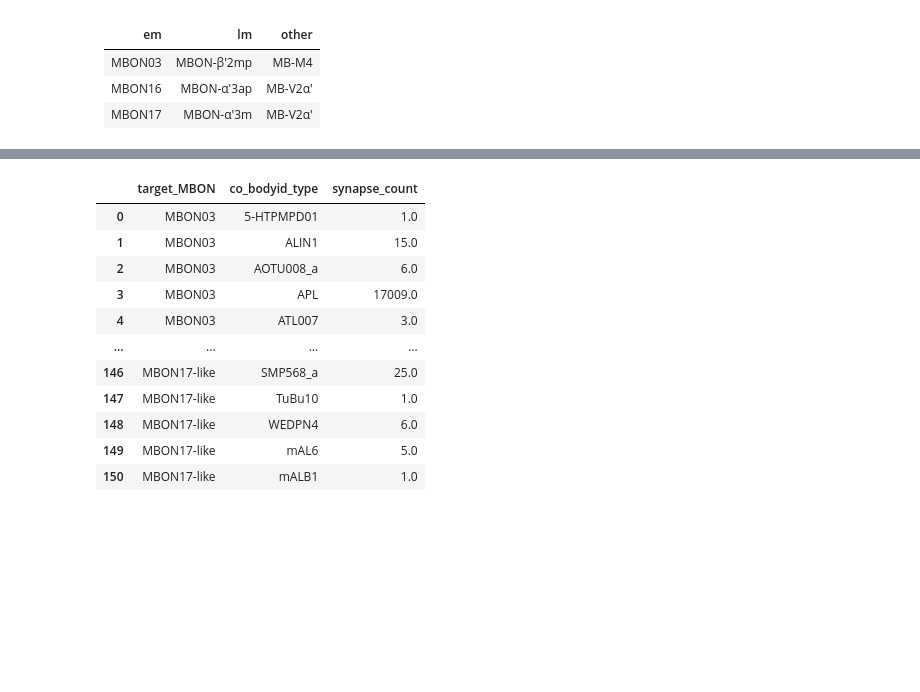
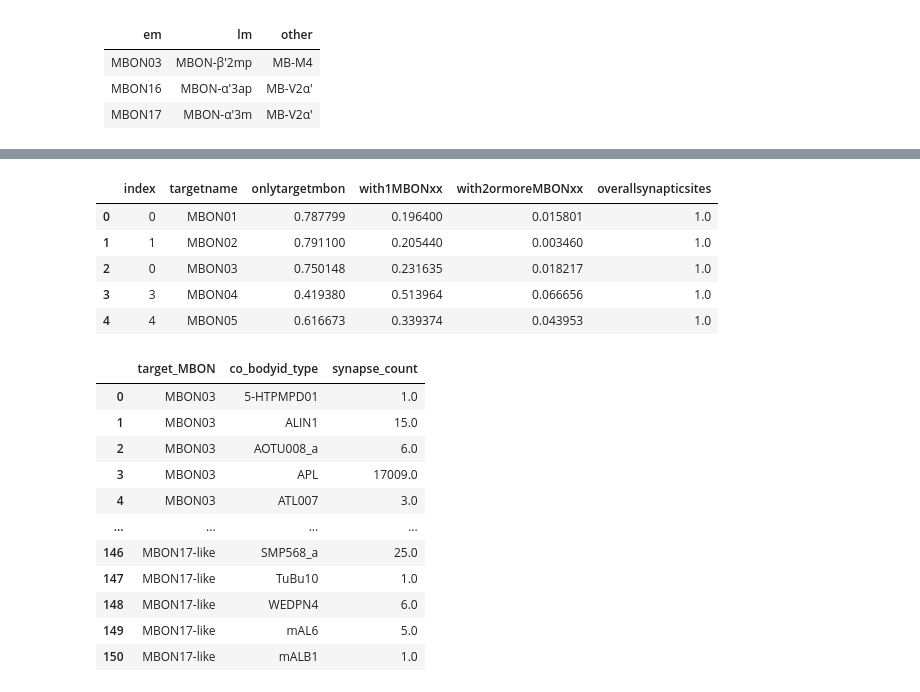
Before and after one commit to jagannathancolabs/2022_postsynapticplasticity, a Jupyter notebook: python/kcmbon_postsynapticspecificity.ipynb, the cells around one changed output, grey strips where cells are left out. Drawn from its saved outputs; the diff is of its cells as text; code cells hidden in the pictures; blank space fills up the shorter version.

```diff
--- a/python/kcmbon_postsynapticspecificity.ipynb
+++ b/python/kcmbon_postsynapticspecificity.ipynb
@@ -402,3 +403,14 @@ skipping as  MBON35 analysis already done
+# %%
+allnorm_mbonspecific_df = allnorm_mbonspecific_df.sort_values(by=['targetname'], ascending=True)
+allnorm_mbonspecific_df = allnorm_mbonspecific_df.reset_index()
+allnorm_mbonspecific_df.head()
+# %% [output]
+|  | index | targetname | onlytargetmbon | with1MBONxx | with2ormoreMBONxx | overallsynapticsites |
+| 0 | 0 | MBON01 | 0.787799 | 0.196400 | 0.015801 | 1.0 |
+| 1 | 1 | MBON02 | 0.791100 | 0.205440 | 0.003460 | 1.0 |
+| 2 | 0 | MBON03 | 0.750148 | 0.231635 | 0.018217 | 1.0 |
+| 3 | 3 | MBON04 | 0.419380 | 0.513964 | 0.066656 | 1.0 |
+| 4 | 4 | MBON05 | 0.616673 | 0.339374 | 0.043953 | 1.0 |
 # %%
 synpasecount_cobodyids_df
 # %% [output]
```
Also changed, not shown: parts of 8 cells of this notebook, 7 other files.
